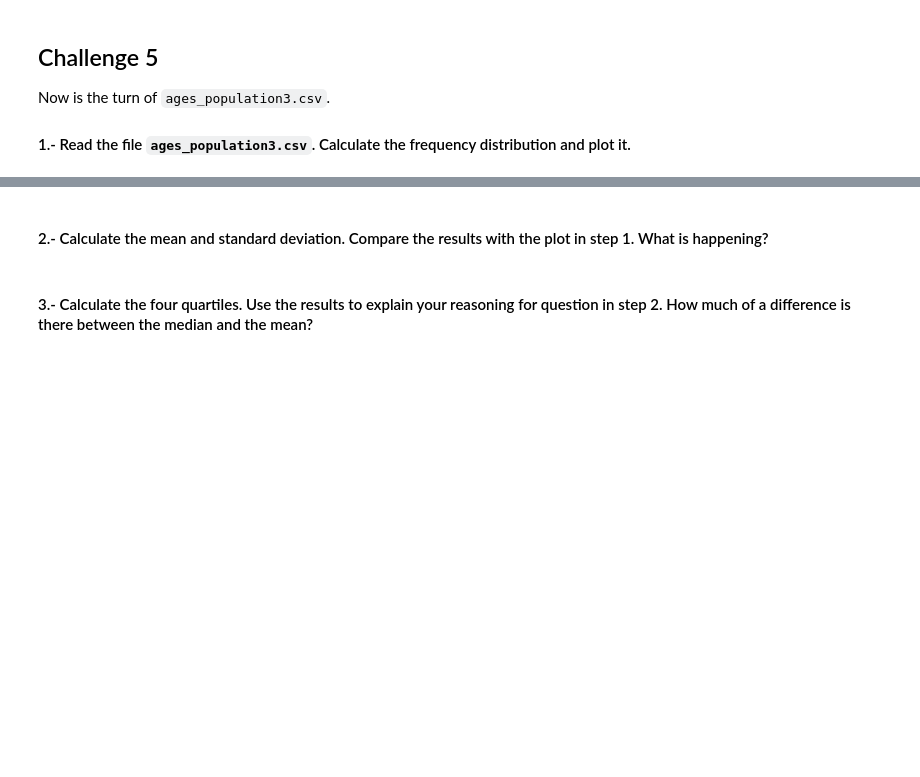
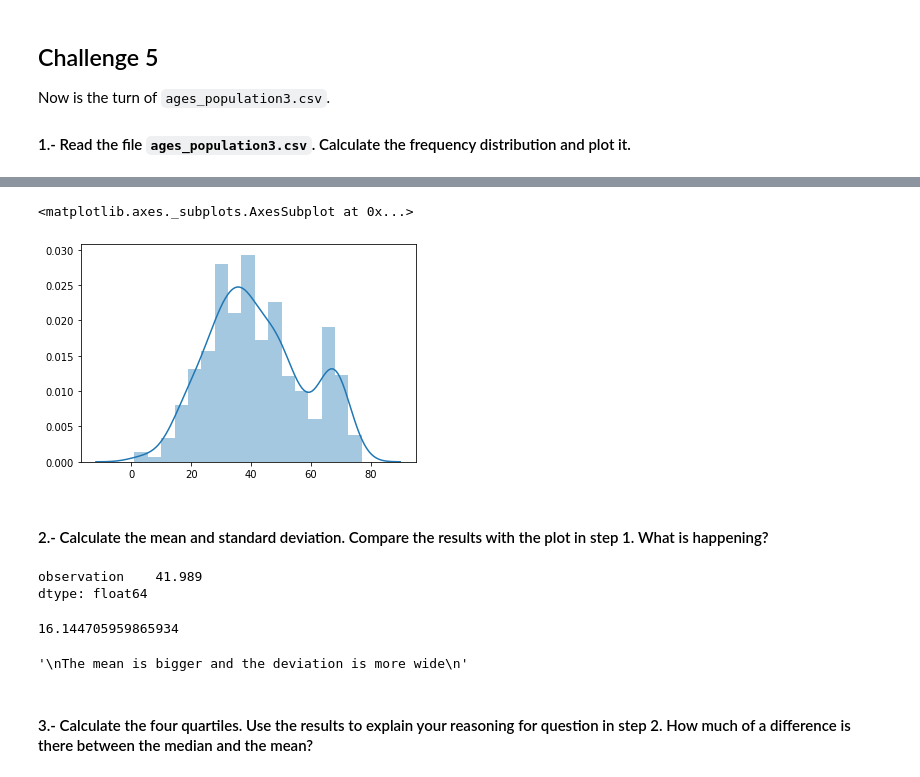
Before and after one commit to ta-data-lis/lab-understanding-descriptive-stats, a Jupyter notebook: your-code/main.ipynb, the cells around one changed output, grey strips where cells are left out. Drawn from its saved outputs; the diff is of its cells as text; code cells hidden in the pictures; blank space fills up the shorter version.

```diff
--- a/your-code/main.ipynb
+++ b/your-code/main.ipynb
@@ -311,3 +371,5 @@ Now is the turn of `ages_population3.csv`.
 #### 1.- Read the file `ages_population3.csv`. Calculate the frequency distribution and plot it.
 # %%
 # your code here
+ages3 = pd.read_csv('../data/ages_population3.csv')
+ages3.head()
@@ -314,4 +383,13 @@ Now is the turn of `ages_population3.csv`.
+# %%
+sns.distplot(ages3)
+# %% [output]
+<matplotlib.axes._subplots.AxesSubplot at 0x...>
+[figure, added]
 # %% [markdown]
 #### 2.- Calculate the mean and standard deviation. Compare the results with the plot in step 1. What is happening?
 # %%
 # your code here
+np.mean(ages3)
+# %% [output]
+observation    41.989
+dtype: float64
@@ -322,2 +396,12 @@ your comments here
+# %%
+ages3['observation'].std()
+# %% [output]
+16.144705959865934
+# %%
+"""
+The mean is bigger and the deviation is more wide
+"""
+# %% [output]
+'\nThe mean is bigger and the deviation is more wide\n'
 # %% [markdown]
 #### 3.- Calculate the four quartiles. Use the results to explain your reasoning for question in step 2. How much of a difference is there between the median and the mean?
```
Also changed, not shown: parts of 39 cells of this notebook.
